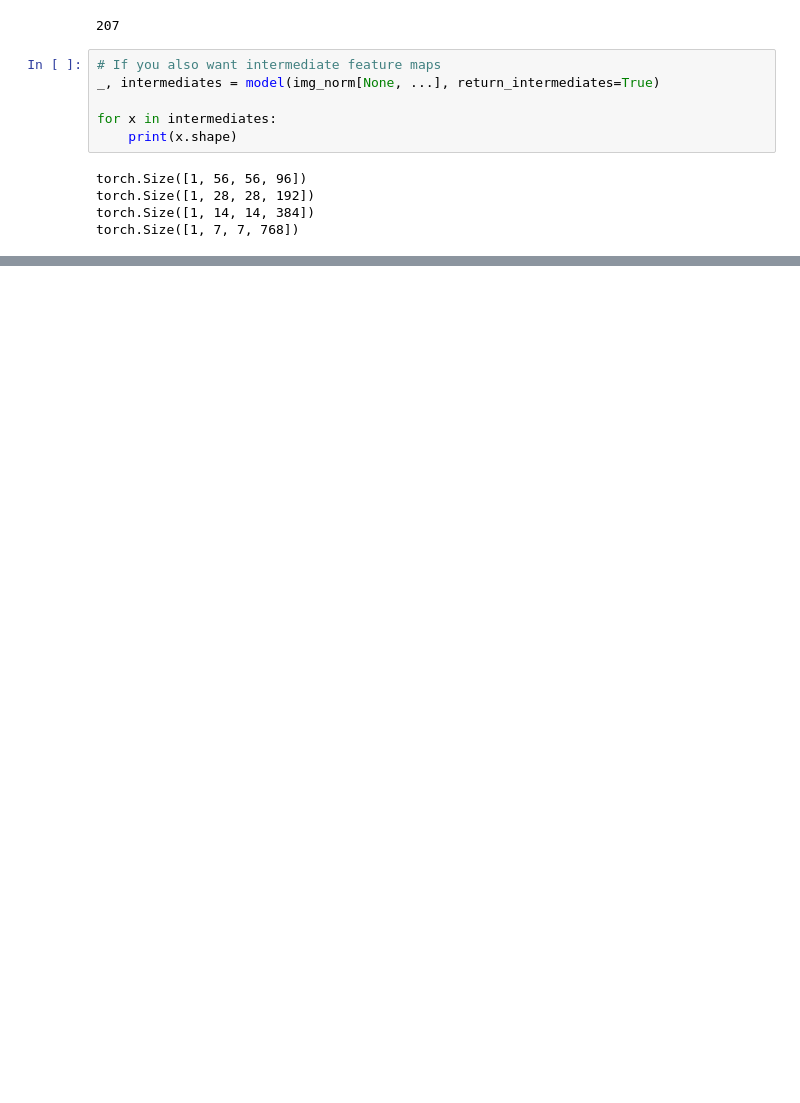
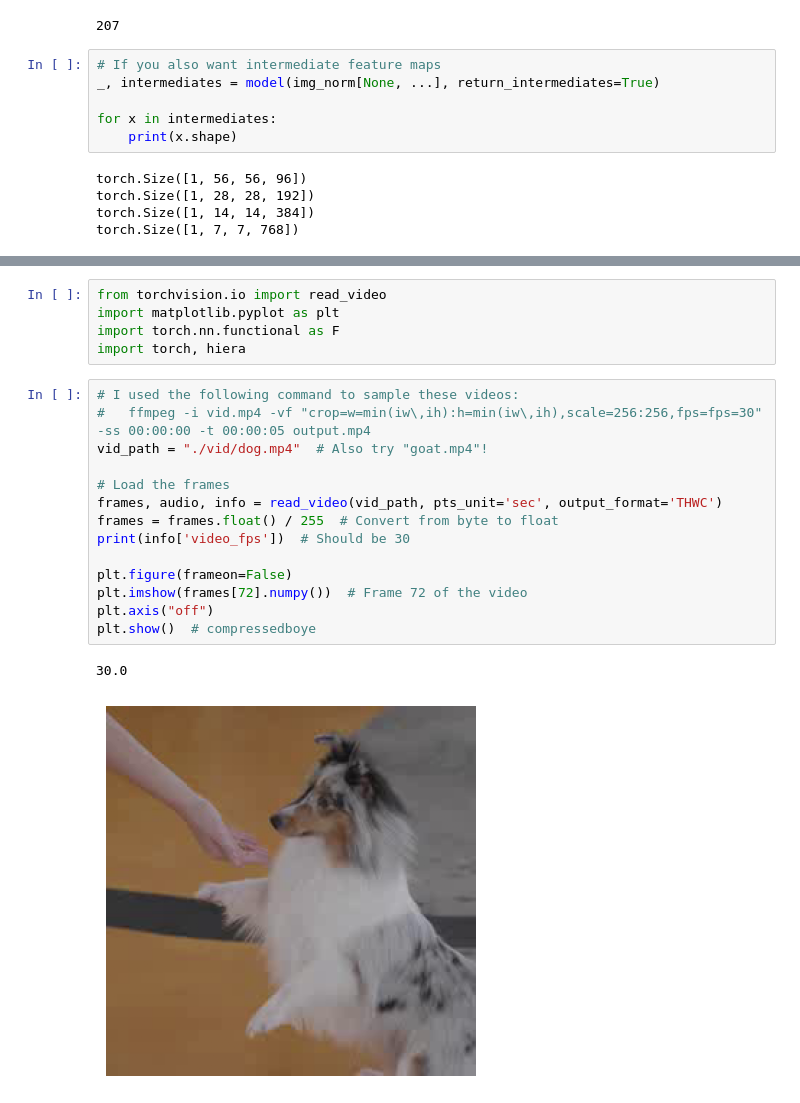
Before and after one commit to facebookresearch/hiera, a Jupyter notebook: examples/inference.ipynb, the cells around one changed output, grey strips where cells are left out. Saved outputs shown, nothing was run; the diff lists cells and outputs as text; blank space fills up the shorter version.

Commit message:
Added video inference examples and fixed a bug loading pretrained video models.

```diff
--- a/examples/inference.ipynb
+++ b/examples/inference.ipynb
@@ -60,0 +67,22 @@ torch.Size([1, 7, 7, 768])
+# %%
+from torchvision.io import read_video
+import matplotlib.pyplot as plt
+import torch.nn.functional as F
+import torch, hiera
+# %%
+# I used the following command to sample these videos:
+#   ffmpeg -i vid.mp4 -vf "crop=w=min(iw\,ih):h=min(iw\,ih),scale=256:256,fps=fps=30" -ss 00:00:00 -t 00:00:05 output.mp4
+vid_path = "./vid/dog.mp4"  # Also try "goat.mp4"!
+
+# Load the frames
+frames, audio, info = read_video(vid_path, pts_unit='sec', output_format='THWC')
+frames = frames.float() / 255  # Convert from byte to float
+print(info['video_fps'])  # Should be 30
+
+plt.figure(frameon=False)
+plt.imshow(frames[72].numpy())  # Frame 72 of the video
+plt.axis("off")
+plt.show()  # compressedboye
+# %% [output]
+30.0
+[figure, added]
```
Also changed, not shown: parts of 12 cells of this notebook, 3 other files.
